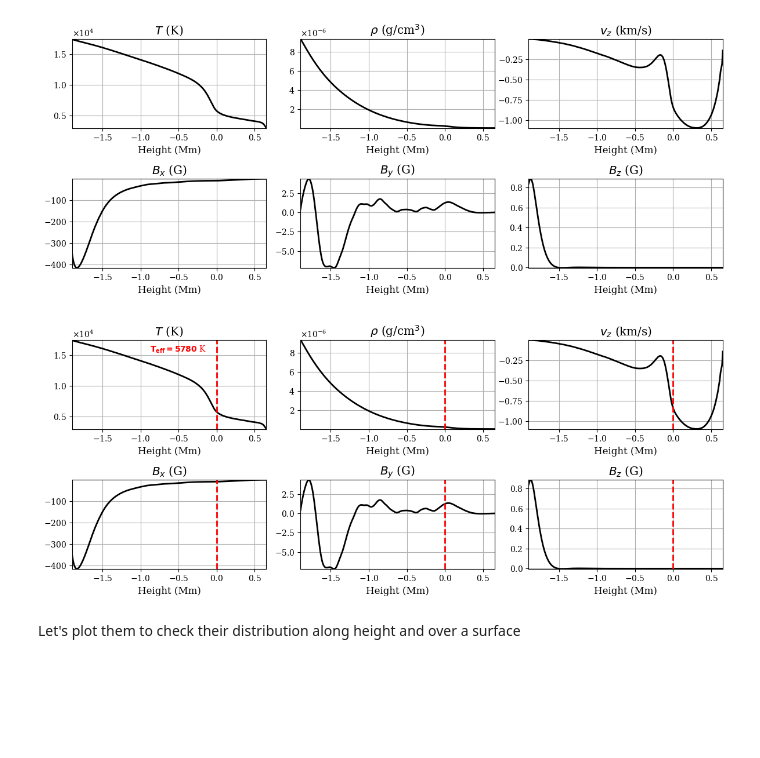
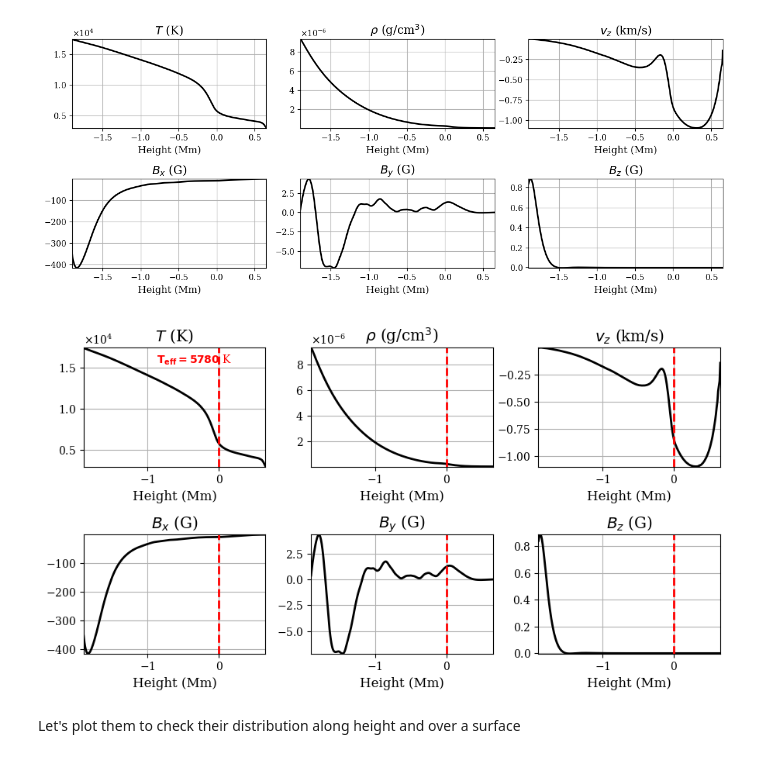
Before and after one commit to juagudeloo/Tesis_maestria_OAN, a Jupyter notebook: notebooks/Charging_the_data.ipynb, the cells around one changed output. Saved outputs shown, nothing was run; the diff lists cells and outputs as text; code cells hidden in the pictures; blank space fills up the shorter version.

Commit message:
improvement for plots

```diff
--- a/notebooks/Charging_the_data.ipynb
+++ b/notebooks/Charging_the_data.ipynb
@@ -163,7 +160,7 @@ fig, ax = plt.subplots(2, 3, figsize=(4*3, 2*2.5))
 
 quantities = [
     (0, r"$T$", "K", "inferno"),
-    (1, r"$\rho$", r"g/cm$^3$", "sunew_wl[wl_pix]mmer"),
+    (1, r"$\rho$", r"g/cm$^3$", "summer"),
     (2, r"$v_z$", "km/s", "bwr_r"),
     (3, r"$B_x$", "G", "Spectral"),
     (4, r"$B_y$", "G",  "Spectral"),
@@ -191,39 +188,39 @@ plt.show()
 # %% [output]
 [figure]
 # %%
-fig, ax = plt.subplots(2, 3, figsize=(4*3, 2*2.5))
+fig, ax = plt.subplots(2, 3, figsize=(3*3, 2*2.5))
 
 quantities = [
     (0, r"$T$", "K", "inferno"),
     (1, r"$\rho$", r"g/cm$^3$", "summer"),
     (2, r"$v_z$", "km/s", "bwr_r"),
     (3, r"$B_x$", "G", "Spectral"),
     (4, r"$B_y$", "G",  "Spectral"),
     (5, r"$B_z$", "G", "PiYG"),
 ]
 
 for i, (param_idx, title, unit, cmap) in enumerate(quantities):
     data = muram_box[...,param_idx].mean(axis = (0,1))
     if title in [r"$v_z$"]:  # Convert from cm/s to km/s
         data /= 1e5
 
     iax = ax[i // 3, i % 3]
 
     iax.plot(domain_heights, data, "k")
     iax.axvline(x=0, color='red', linestyle='--')
     if title == r"$T$":
-        iax.text(0.4, 0.95, r'$\mathbf{T_{eff} = 5780}$ K', color='red', transform=iax.transAxes, verticalalignment='top')
+        iax.text(0.4, 0.95, r'$T_{eff} = 5780$ K', color='red', transform=iax.transAxes, verticalalignment='top')
     iax.set_xlabel("Height (Mm)")
     iax.set_title(f"{title} ({unit})")
     iax.set_xlim(domain_heights.min(), domain_heights.max())
     iax.grid(True)
     iax.set_ylim(data.min(), data.max())
 plt.tight_layout(w_pad=1.0, h_pad=1.0)
 fig.savefig(images_output / "muram_box_mean_profile_with_teff.png", dpi=300)
 
 plt.show()
 # %% [output]
-[figure, old version]
+[figure, new version]
 # %% [markdown]
 Let's plot them to check their distribution along height and over a surface
 # %%
```
Also changed, not shown: parts of 11 cells of this notebook, 2 other files.
